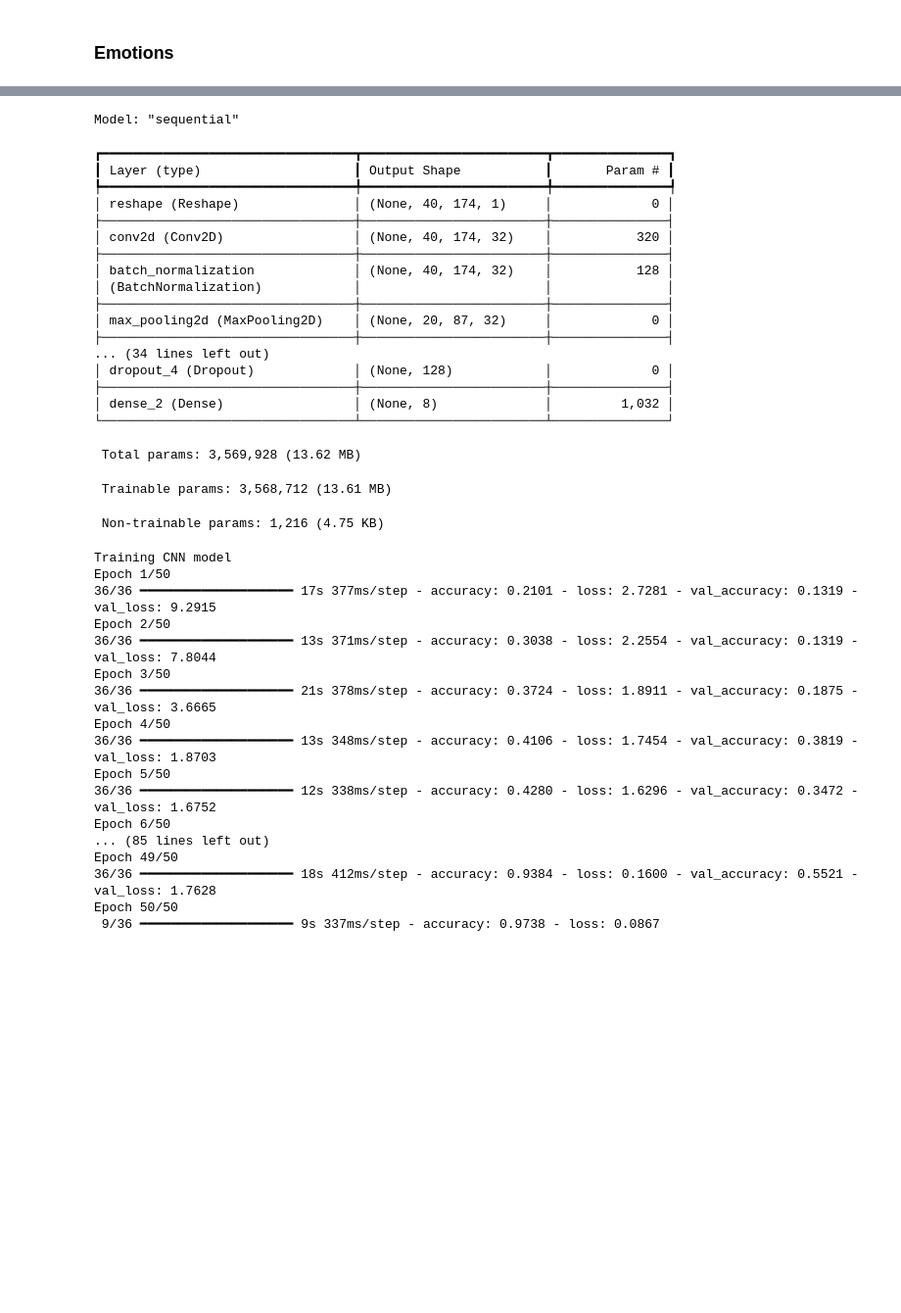
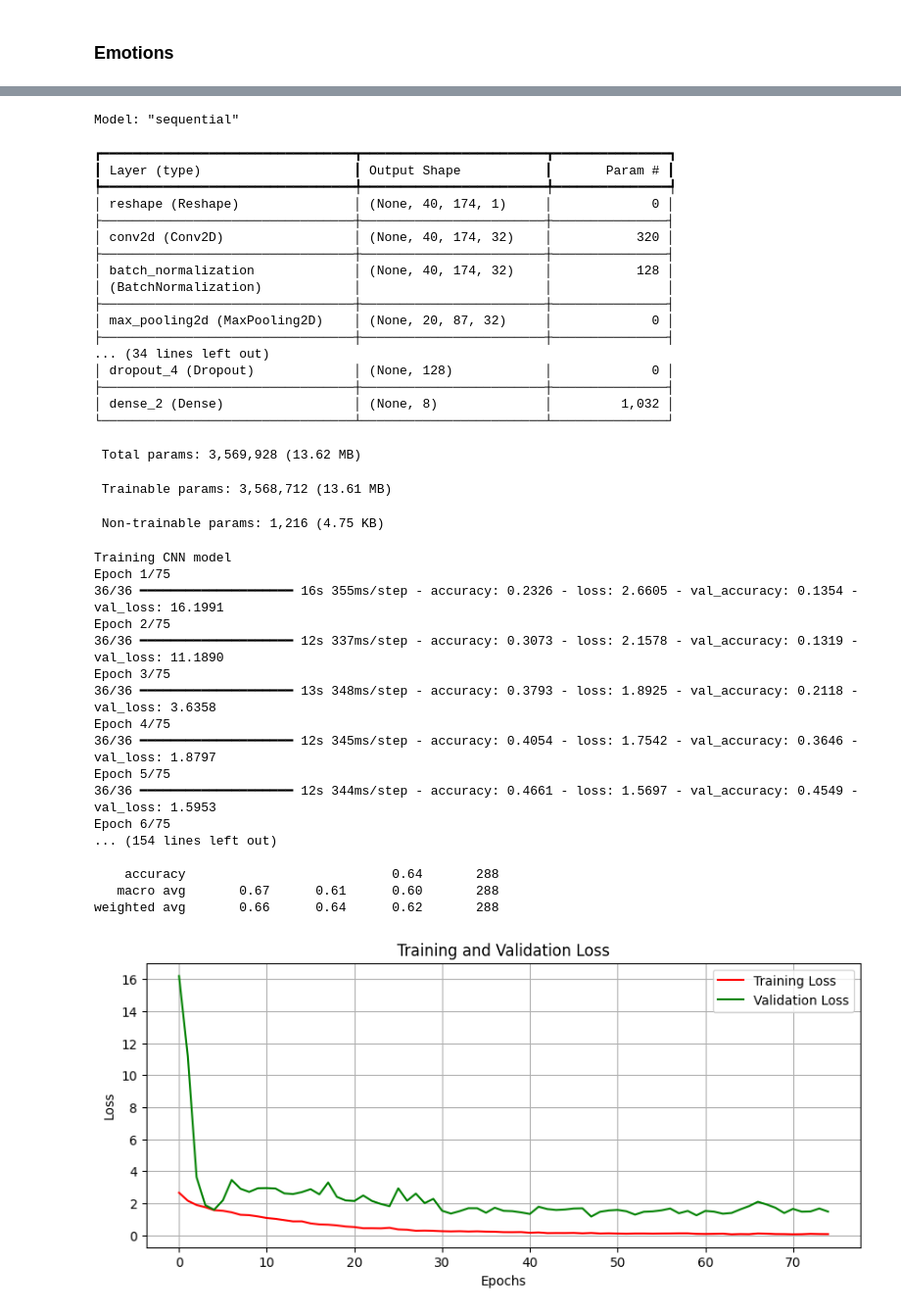
Before and after one commit to Pranav-RB/ravdess-emotion-recognition, a Jupyter notebook: Emotion Classification from Audio files v2.ipynb, the cells around one changed output, grey strips where cells are left out. Shown at 98% size. Saved outputs shown, nothing was run; the diff lists cells and outputs as text; code cells hidden in the pictures; blank space fills up the shorter version.

```diff
--- a/Emotion Classification from Audio files v2.ipynb
+++ b/Emotion Classification from Audio files v2.ipynb
@@ -206,7 +206,7 @@ def predict_emotion(audio_path, model=None, le=None):
     return emotion, confidence, top_3_emotions
 # %%
 path_to_files = "./RAVDESS"
-model, le, history = train_model(path_to_files, model_type='cnn', epochs=50)
+model, le, history = train_model(path_to_files, model_type='cnn', epochs=75)
 # %% [output]
 Processed 100 files
 Processed 200 files
@@ -226,46 +226,47 @@ Processed 1200 files
   sad: 192
   surprised: 192
 [figure]
 Training set: 1152 samples
 Test set: 288 samples
 Input shape: (40, 174)
 
 Model Summary:
 Model: "sequential"
 ┏━━━━━━━━━━━━━━━━━━━━━━━━━━━━━━━━━┳━━━━━━━━━━━━━━━━━━━━━━━━┳━━━━━━━━━━━━━━━┓
 ┃ Layer (type)                    ┃ Output Shape           ┃       Param # ┃
 ┡━━━━━━━━━━━━━━━━━━━━━━━━━━━━━━━━━╇━━━━━━━━━━━━━━━━━━━━━━━━╇━━━━━━━━━━━━━━━┩
 │ reshape (Reshape)               │ (None, 40, 174, 1)     │             0 │
 ├─────────────────────────────────┼────────────────────────┼───────────────┤
 │ conv2d (Conv2D)                 │ (None, 40, 174, 32)    │           320 │
 ├─────────────────────────────────┼────────────────────────┼───────────────┤
 │ batch_normalization             │ (None, 40, 174, 32)    │           128 │
 │ (BatchNormalization)            │                        │               │
 ├─────────────────────────────────┼────────────────────────┼───────────────┤
 │ max_pooling2d (MaxPooling2D)    │ (None, 20, 87, 32)     │             0 │
 ├─────────────────────────────────┼────────────────────────┼───────────────┤
 ... (34 lines left out)
 │ dropout_4 (Dropout)             │ (None, 128)            │             0 │
 ├─────────────────────────────────┼────────────────────────┼───────────────┤
 │ dense_2 (Dense)                 │ (None, 8)              │         1,032 │
 └─────────────────────────────────┴────────────────────────┴───────────────┘
  Total params: 3,569,928 (13.62 MB)
  Trainable params: 3,568,712 (13.61 MB)
  Non-trainable params: 1,216 (4.75 KB)
 Training CNN model
-Epoch 1/50
-36/36 ━━━━━━━━━━━━━━━━━━━━ 17s 377ms/step - accuracy: 0.2101 - loss: 2.7281 - val_accuracy: 0.1319 - val_loss: 9.2915
-Epoch 2/50
-36/36 ━━━━━━━━━━━━━━━━━━━━ 13s 371ms/step - accuracy: 0.3038 - loss: 2.2554 - val_accuracy: 0.1319 - val_loss: 7.8044
-Epoch 3/50
-36/36 ━━━━━━━━━━━━━━━━━━━━ 21s 378ms/step - accuracy: 0.3724 - loss: 1.8911 - val_accuracy: 0.1875 - val_loss: 3.6665
-Epoch 4/50
-36/36 ━━━━━━━━━━━━━━━━━━━━ 13s 348ms/step - accuracy: 0.4106 - loss: 1.7454 - val_accuracy: 0.3819 - val_loss: 1.8703
-Epoch 5/50
-36/36 ━━━━━━━━━━━━━━━━━━━━ 12s 338ms/step - accuracy: 0.4280 - loss: 1.6296 - val_accuracy: 0.3472 - val_loss: 1.6752
-Epoch 6/50
-... (85 lines left out)
-Epoch 49/50
-36/36 ━━━━━━━━━━━━━━━━━━━━ 18s 412ms/step - accuracy: 0.9384 - loss: 0.1600 - val_accuracy: 0.5521 - val_loss: 1.7628
-Epoch 50/50
- 9/36 ━━━━━━━━━━━━━━━━━━━━ 9s 337ms/step - accuracy: 0.9738 - loss: 0.0867
+Epoch 1/75
+36/36 ━━━━━━━━━━━━━━━━━━━━ 16s 355ms/step - accuracy: 0.2326 - loss: 2.6605 - val_accuracy: 0.1354 - val_loss: 16.1991
+Epoch 2/75
+36/36 ━━━━━━━━━━━━━━━━━━━━ 12s 337ms/step - accuracy: 0.3073 - loss: 2.1578 - val_accuracy: 0.1319 - val_loss: 11.1890
+Epoch 3/75
+36/36 ━━━━━━━━━━━━━━━━━━━━ 13s 348ms/step - accuracy: 0.3793 - loss: 1.8925 - val_accuracy: 0.2118 - val_loss: 3.6358
+Epoch 4/75
+36/36 ━━━━━━━━━━━━━━━━━━━━ 12s 345ms/step - accuracy: 0.4054 - loss: 1.7542 - val_accuracy: 0.3646 - val_loss: 1.8797
+Epoch 5/75
+36/36 ━━━━━━━━━━━━━━━━━━━━ 12s 344ms/step - accuracy: 0.4661 - loss: 1.5697 - val_accuracy: 0.4549 - val_loss: 1.5953
+Epoch 6/75
+... (154 lines left out)
+
+    accuracy                           0.64       288
+   macro avg       0.67      0.61      0.60       288
+weighted avg       0.66      0.64      0.62       288
+[figure, added]
```
Also changed, not shown: parts of 2 cells of this notebook.
